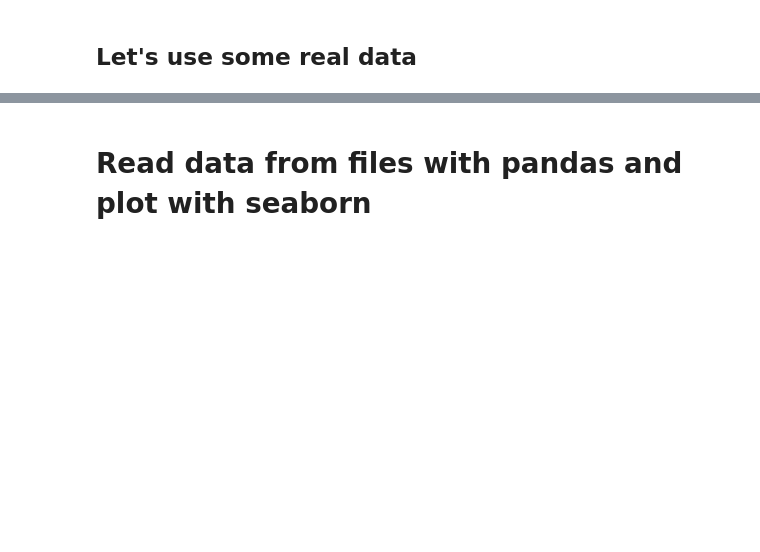
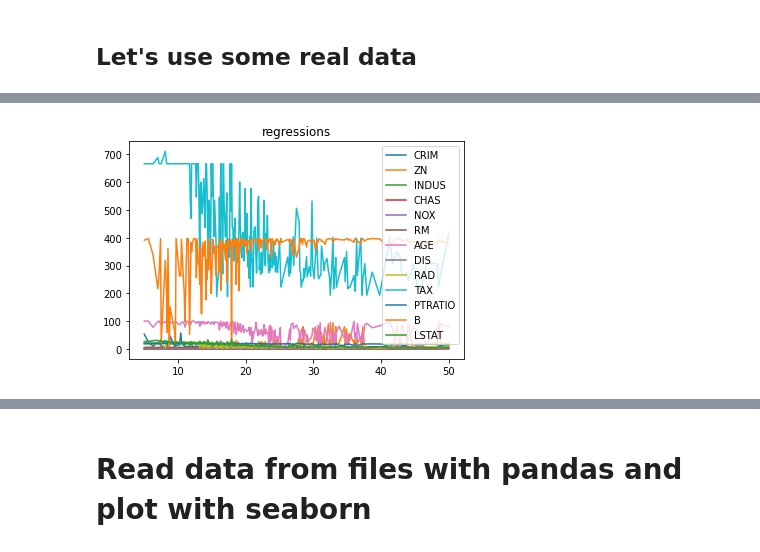
Before and after one commit to nershman/Big-Data-Class, a Jupyter notebook: visualization.ipynb, the cells around one changed output, grey strips where cells are left out. Drawn from its saved outputs; the diff is of its cells as text; code cells hidden in the pictures; blank space fills up the shorter version.

```diff
--- a/visualization.ipynb
+++ b/visualization.ipynb
@@ -80,8 +100,4 @@ boston = datasets.load_boston()
 # - boston.target (prices)
 # - boston.feature_names (name of descriptor's components)
 # - boston.data (values of each feature for each house in the dataset)
-
-# Plot a curve price = f(feature) for every feature in the dataset
-# titles and named axes plz
-# You might need np.argsort at some point...
-...
+boston.target
@@ -87,0 +148,10 @@ boston = datasets.load_boston()
+# %%
+newtarg = np.sort(boston.target)
+newtarg = np.unique(newtarg)
+# %%
+#data prep
+newdata = []
+for i in range(len(newtarg)):
+  newdata.append(np.mean(boston.data[boston.target==newtarg[i],:], axis=0))
+
+newdata = np.stack(newdata)
@@ -87,0 +161,15 @@ boston = datasets.load_boston()
+# %%
+# Plot a curve price = f(feature) for every feature in the dataset
+# titles and named axes plz
+# You might need np.argsort at some point...
+
+
+#TODO: use argosrt https://numpy.org/doc/stable/reference/generated/numpy.argsort.html to sort boston.data so that for each unique y we have a corresponding x
+plt.title("regressions")
+for i in range(0,13):
+  plt.plot(newtarg, newdata[:,i])
+
+plt.legend(boston.feature_names)
+plt.show()
+# %% [output]
+[figure, added]
```
Also changed, not shown: parts of 14 cells of this notebook.
